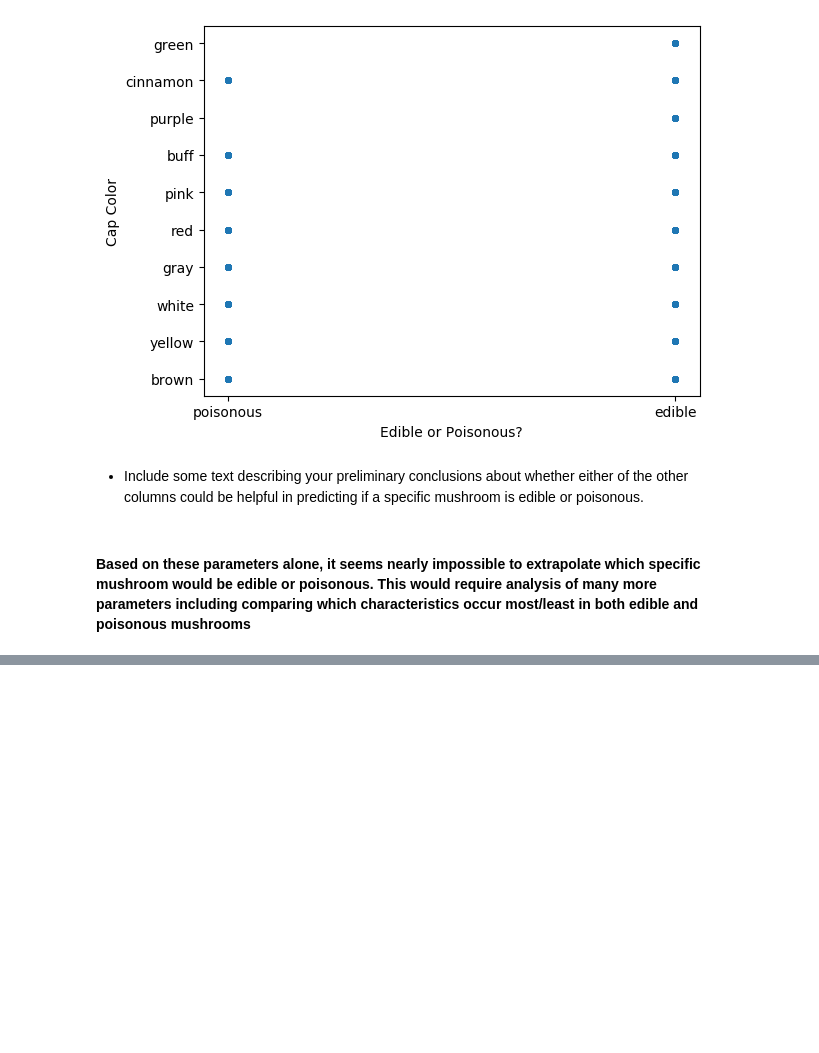
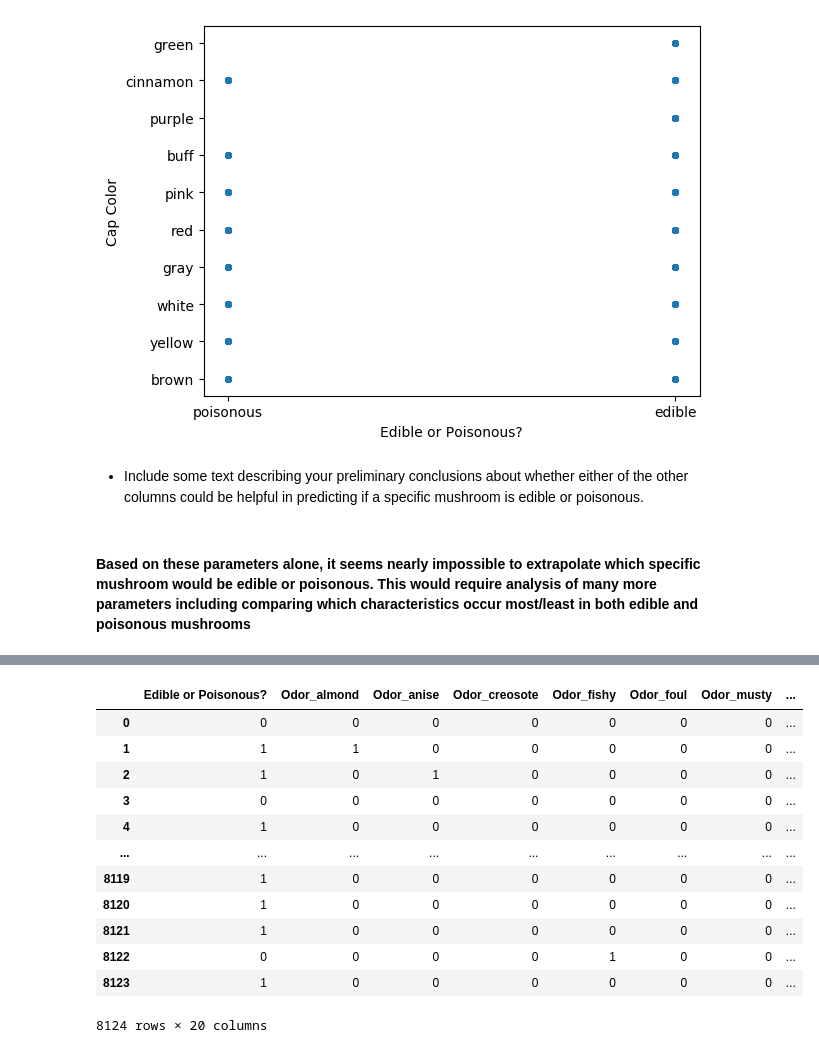
Before and after one commit to williamwaffles/IS362_Project4, a Jupyter notebook: Project 4.ipynb, the cells around one changed output, grey strips where cells are left out. Drawn from its saved outputs; the diff is of its cells as text; code cells hidden in the pictures; blank space fills up the shorter version.

```diff
--- a/Project 4.ipynb
+++ b/Project 4.ipynb
@@ -188,0 +217,18 @@ plt.show()
+# %%
+dummy_df['Edible or Poisonous?'] = dummy_df['Edible or Poisonous?'].replace(to_replace=['edible', 'poisonous'], value=[1, 0])
+
+dummy_df
+# %% [output]
+|  | Edible or Poisonous? | Odor_almond | Odor_anise | Odor_creosote | Odor_fishy | Odor_foul | Odor_musty | ... |
+| 0 | 0 | 0 | 0 | 0 | 0 | 0 | 0 | ... |
+| 1 | 1 | 1 | 0 | 0 | 0 | 0 | 0 | ... |
+| 2 | 1 | 0 | 1 | 0 | 0 | 0 | 0 | ... |
+| 3 | 0 | 0 | 0 | 0 | 0 | 0 | 0 | ... |
+| 4 | 1 | 0 | 0 | 0 | 0 | 0 | 0 | ... |
+| ... | ... | ... | ... | ... | ... | ... | ... | ... |
+| 8119 | 1 | 0 | 0 | 0 | 0 | 0 | 0 | ... |
+| 8120 | 1 | 0 | 0 | 0 | 0 | 0 | 0 | ... |
+| 8121 | 1 | 0 | 0 | 0 | 0 | 0 | 0 | ... |
+| 8122 | 0 | 0 | 0 | 0 | 1 | 0 | 0 | ... |
+| 8123 | 1 | 0 | 0 | 0 | 0 | 0 | 0 | ... |
+8124 rows × 20 columns
```
Also changed, not shown: parts of 11 cells of this notebook.
